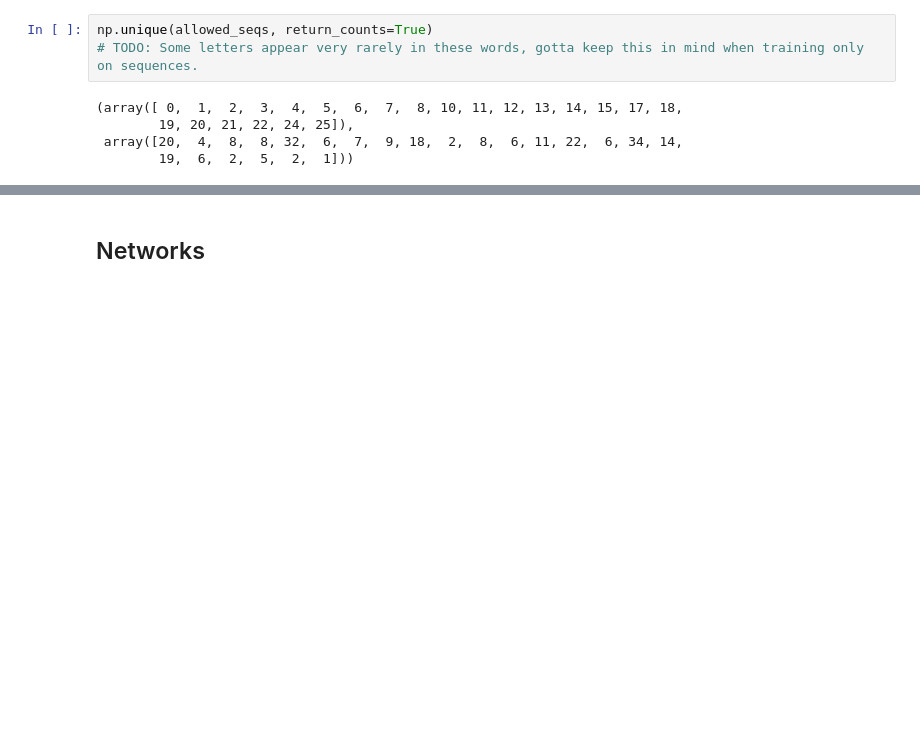
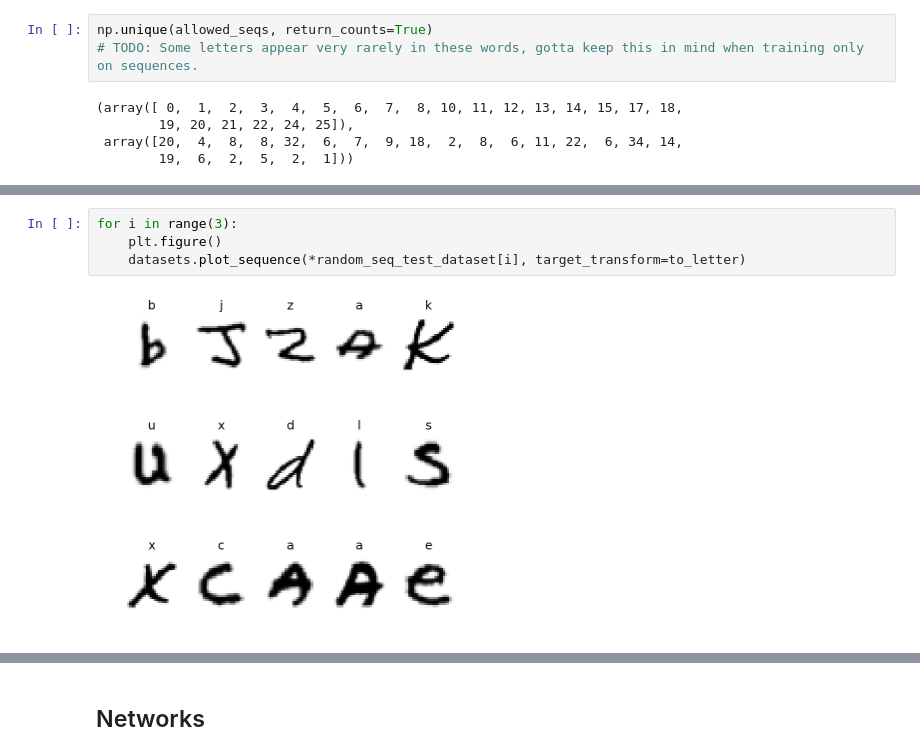
Before and after one commit to jrieke/feedback-nns, a Jupyter notebook: feedback_connections.ipynb, the cells around one changed output, grey strips where cells are left out. Cells and saved outputs as stored; diff of their text form; blank space fills up the shorter version.

```diff
--- a/feedback_connections.ipynb
+++ b/feedback_connections.ipynb
@@ -295,0 +286,8 @@ for i in range(5):
+# %%
+for i in range(3):
+    plt.figure()
+    datasets.plot_sequence(*random_seq_test_dataset[i], target_transform=to_letter)
+# %% [output]
+[figure, added]
+[figure, added]
+[figure, added]
```
Also changed, not shown: parts of 36 cells of this notebook, 1 other file.
